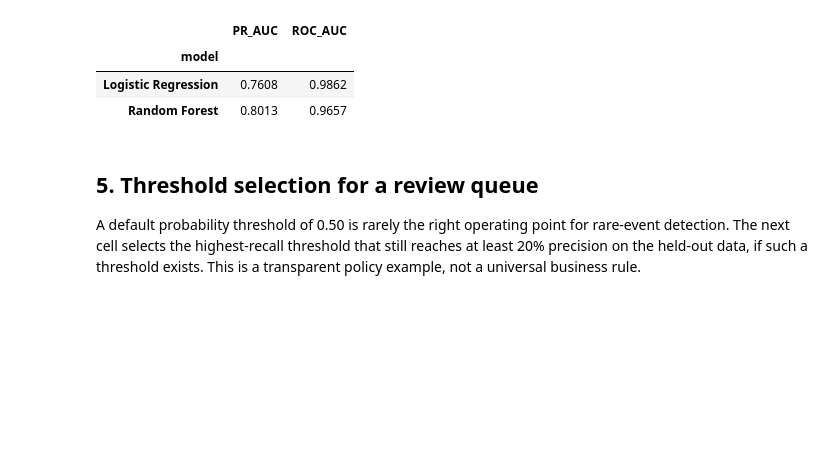
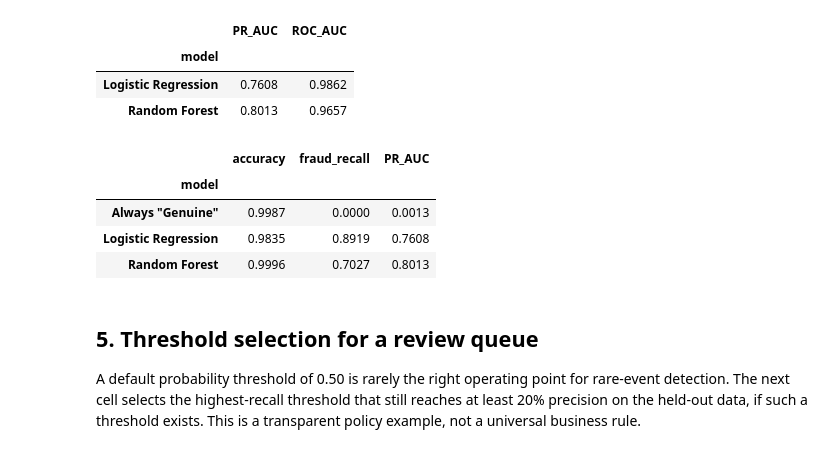
Before and after one commit to vaishnavi406/credit_card_fraud_detection, a Jupyter notebook: credit-card-fraud-detection-pr-auc-beats-accuracy.ipynb, the cells around one changed output. Drawn from its saved outputs; the diff is of its cells as text; code cells hidden in the pictures; blank space fills up the shorter version.

Commit message:
Add accuracy-trap baseline: always-Genuine model vs PR-AUC

```diff
--- a/credit-card-fraud-detection-pr-auc-beats-accuracy.ipynb
+++ b/credit-card-fraud-detection-pr-auc-beats-accuracy.ipynb
@@ -82,6 +82,22 @@ Chronological cutoff seconds: 145234.0 | train/test: 226980 56746 | fraud train/
 | model |  |  |
 | Logistic Regression | 0.7608 | 0.9862 |
 | Random Forest | 0.8013 | 0.9657 |
+# %%
+from sklearn.metrics import accuracy_score, recall_score
+naive = np.zeros_like(yte)  # a "model" that always says Genuine
+rows = [{'model': 'Always "Genuine"', 'accuracy': accuracy_score(yte, naive),
+         'fraud_recall': 0.0, 'PR_AUC': yte.mean()}]  # PR-AUC of a no-skill model = fraud rate
+for n, p in scores.items():
+    p50 = (p >= 0.5).astype(int)
+    rows.append({'model': n, 'accuracy': accuracy_score(yte, p50),
+                 'fraud_recall': recall_score(yte, p50), 'PR_AUC': average_precision_score(yte, p)})
+display(pd.DataFrame(rows).set_index('model').round(4))
+# %% [output]
+|  | accuracy | fraud_recall | PR_AUC |
+| model |  |  |  |
+| Always "Genuine" | 0.9987 | 0.0000 | 0.0013 |
+| Logistic Regression | 0.9835 | 0.8919 | 0.7608 |
+| Random Forest | 0.9996 | 0.7027 | 0.8013 |
 # %% [markdown]
 ## 5. Threshold selection for a review queue
 
```
